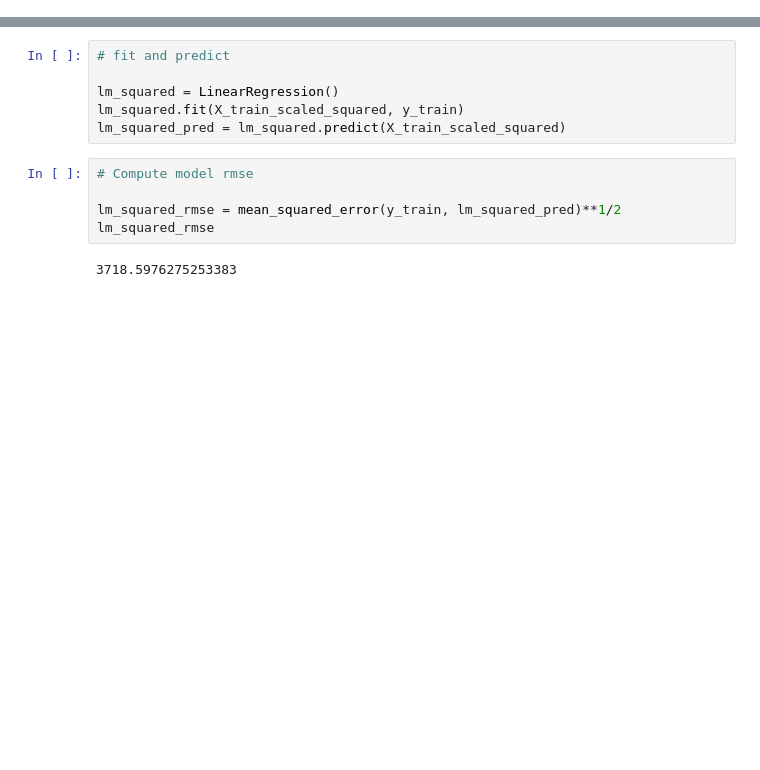
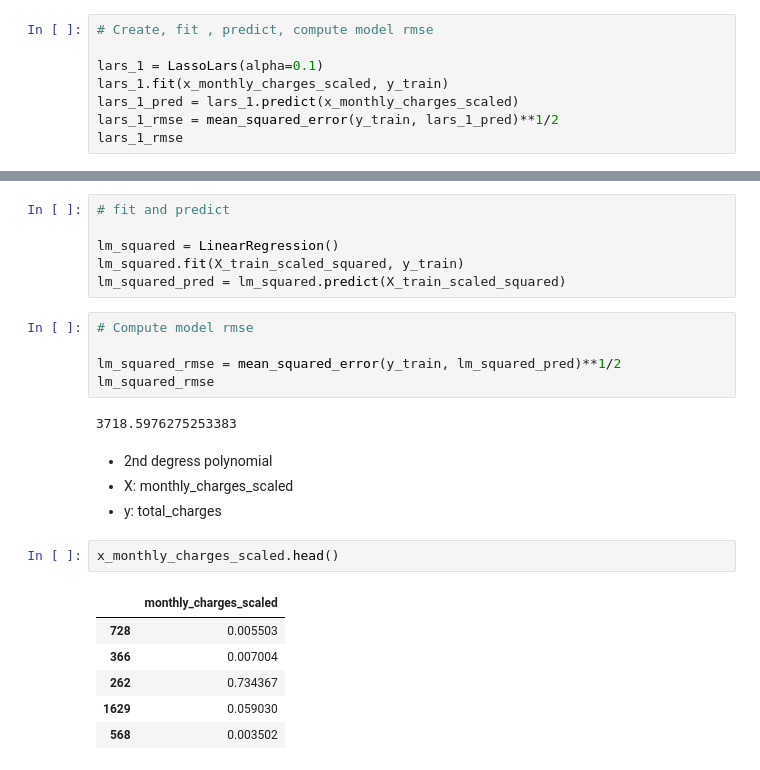
Before and after one commit to Yongliang-Shi/regression-exercises, a Jupyter notebook: model.ipynb, the cells around one changed output, grey strips where cells are left out. Cells and saved outputs as stored; diff of their text form; blank space fills up the shorter version.

```diff
--- a/model.ipynb
+++ b/model.ipynb
@@ -173,0 +196,8 @@ lars_rmse
+# %%
+# Create, fit , predict, compute model rmse
+
+lars_1 = LassoLars(alpha=0.1)
+lars_1.fit(x_monthly_charges_scaled, y_train)
+lars_1_pred = lars_1.predict(x_monthly_charges_scaled)
+lars_1_rmse = mean_squared_error(y_train, lars_1_pred)**1/2
+lars_1_rmse
@@ -203,3 +261,16 @@ lm_squared_rmse = mean_squared_error(y_train, lm_squared_pred)**1/2
 lm_squared_rmse
 # %% [output]
 3718.5976275253383
+# %% [markdown]
+- 2nd degress polynomial
+- X: monthly_charges_scaled
+- y: total_charges
+# %%
+x_monthly_charges_scaled.head()
+# %% [output]
+|  | monthly_charges_scaled |
+| 728 | 0.005503 |
+| 366 | 0.007004 |
+| 262 | 0.734367 |
+| 1629 | 0.059030 |
+| 568 | 0.003502 |
```
Also changed, not shown: parts of 14 cells of this notebook.
